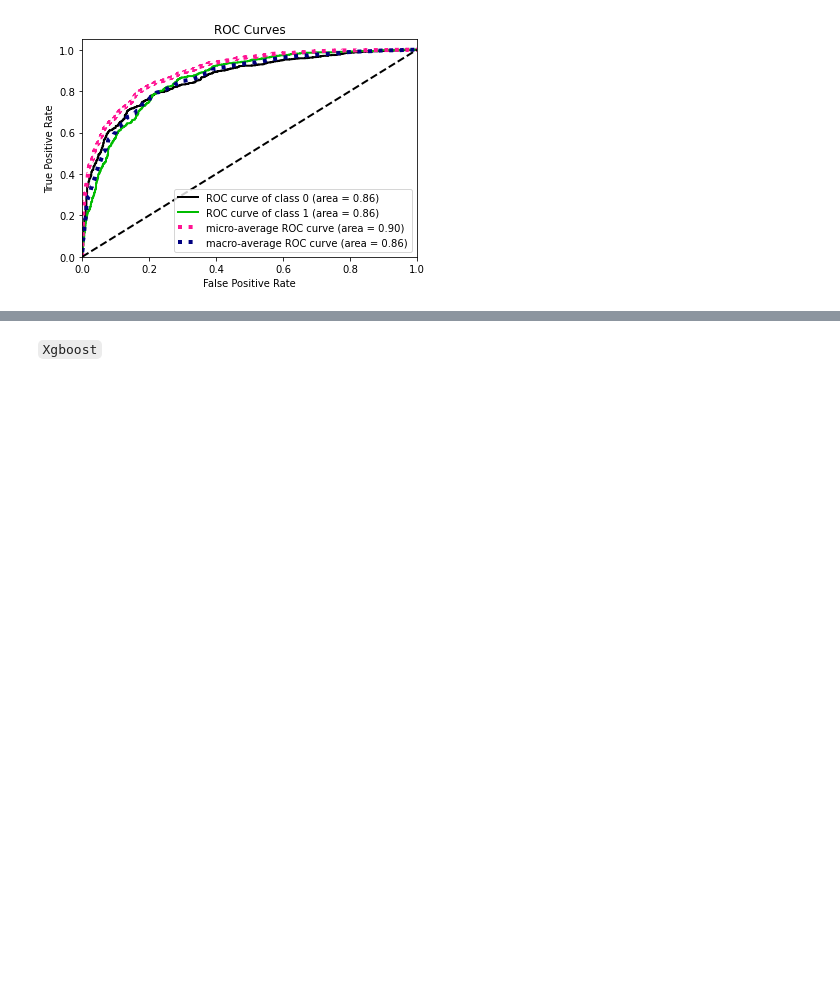
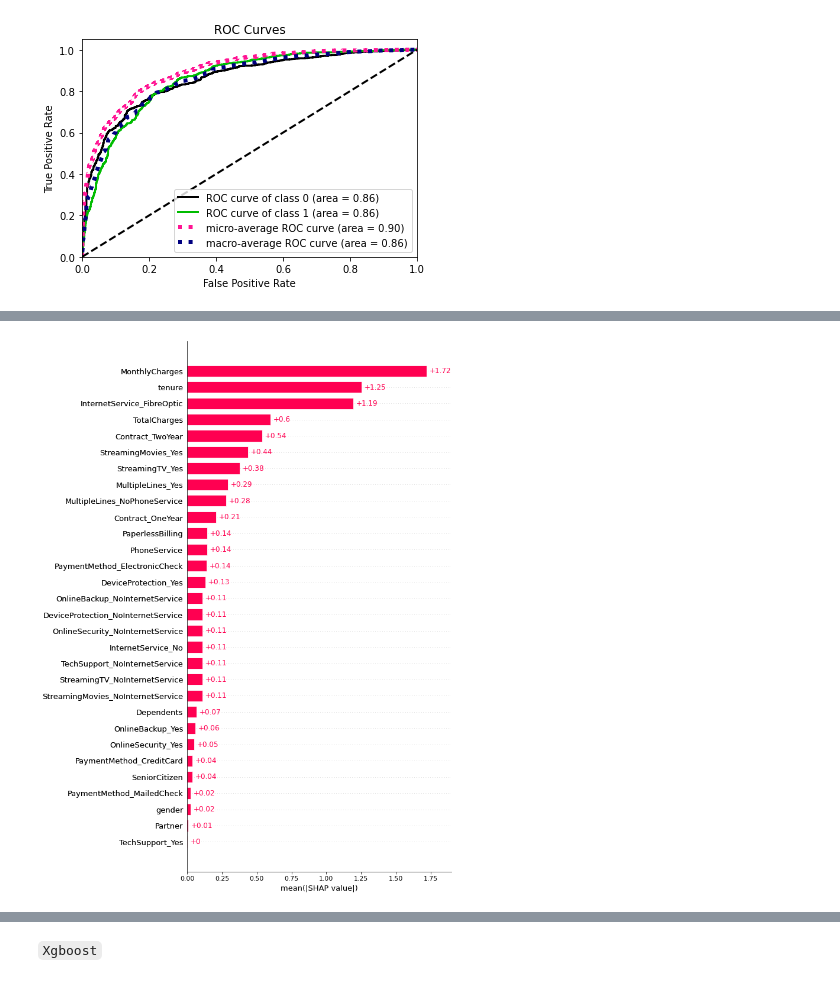
Before and after one commit to Masupa/Customer-Churn-Model, a Jupyter notebook: Modelling.ipynb, the cells around one changed output, grey strips where cells are left out. Drawn from its saved outputs; the diff is of its cells as text; code cells hidden in the pictures; blank space fills up the shorter version.

```diff
--- a/Modelling.ipynb
+++ b/Modelling.ipynb
@@ -258,7 +258,7 @@ best_params
 {'C': 1.0, 'l1_ratio': 0, 'max_iter': 75, 'penalty': 'none', 'tol': 0.0001}
 # %%
 # Instantiate LogisticRegression with best_params
-log_reg = LogisticRegression(penalty='none', tol=0.0001, C=1.0, l1_ratio=0, max_iter=75)
+log_reg = LogisticRegression(penalty='none', tol=0.0001, C=1.0, max_iter=75)
 # Fit data
 log_reg.fit(X_train, y_train)
 
@@ -276,0 +293,4 @@ plot_roc_curve(log_reg, X_test, y_test)
+# %%
+# Explainer
+explainer = shap.Explainer(log_reg, X_train)
+shap_values = explainer(X_test)
@@ -276,0 +309,5 @@ plot_roc_curve(log_reg, X_test, y_test)
+# %%
+# Feature Importance
+shap.plots.bar(shap_values, max_display=31)
+# %% [output]
+[figure, added]
```
Also changed, not shown: parts of 13 cells of this notebook.
